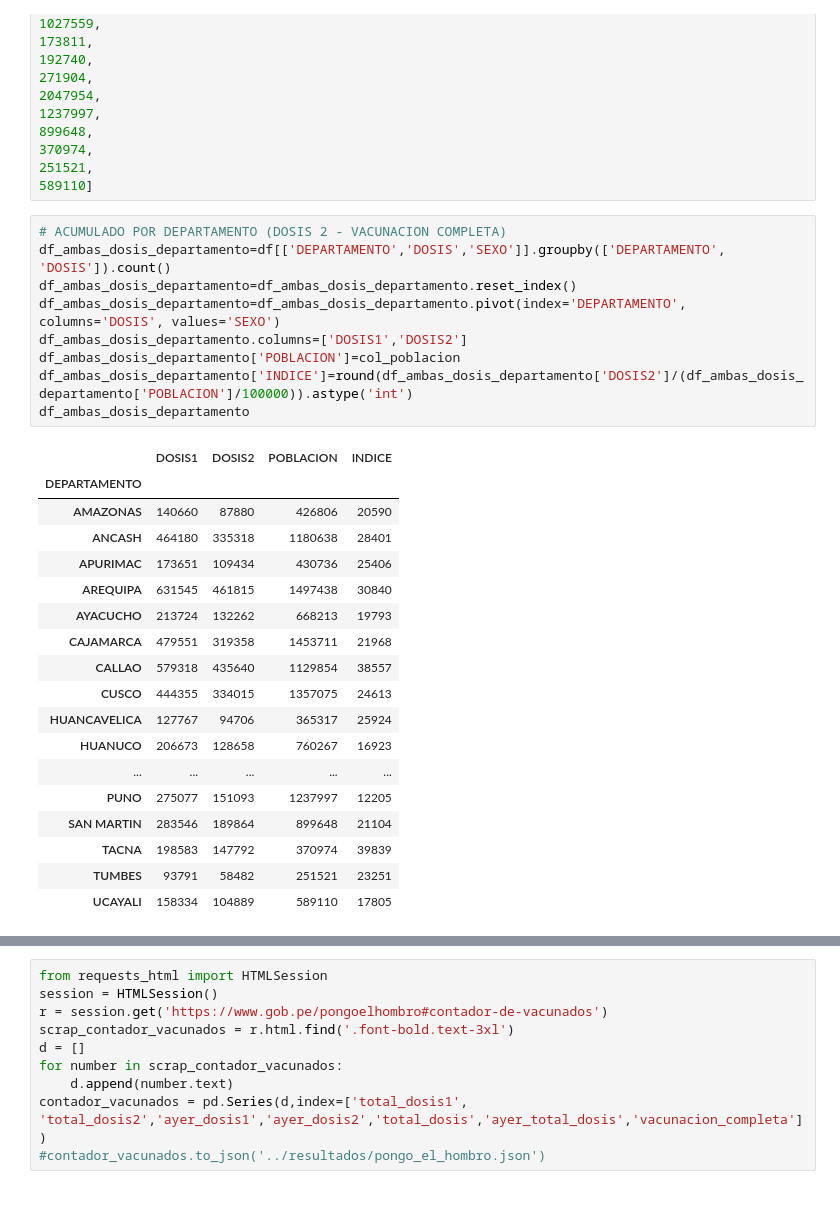
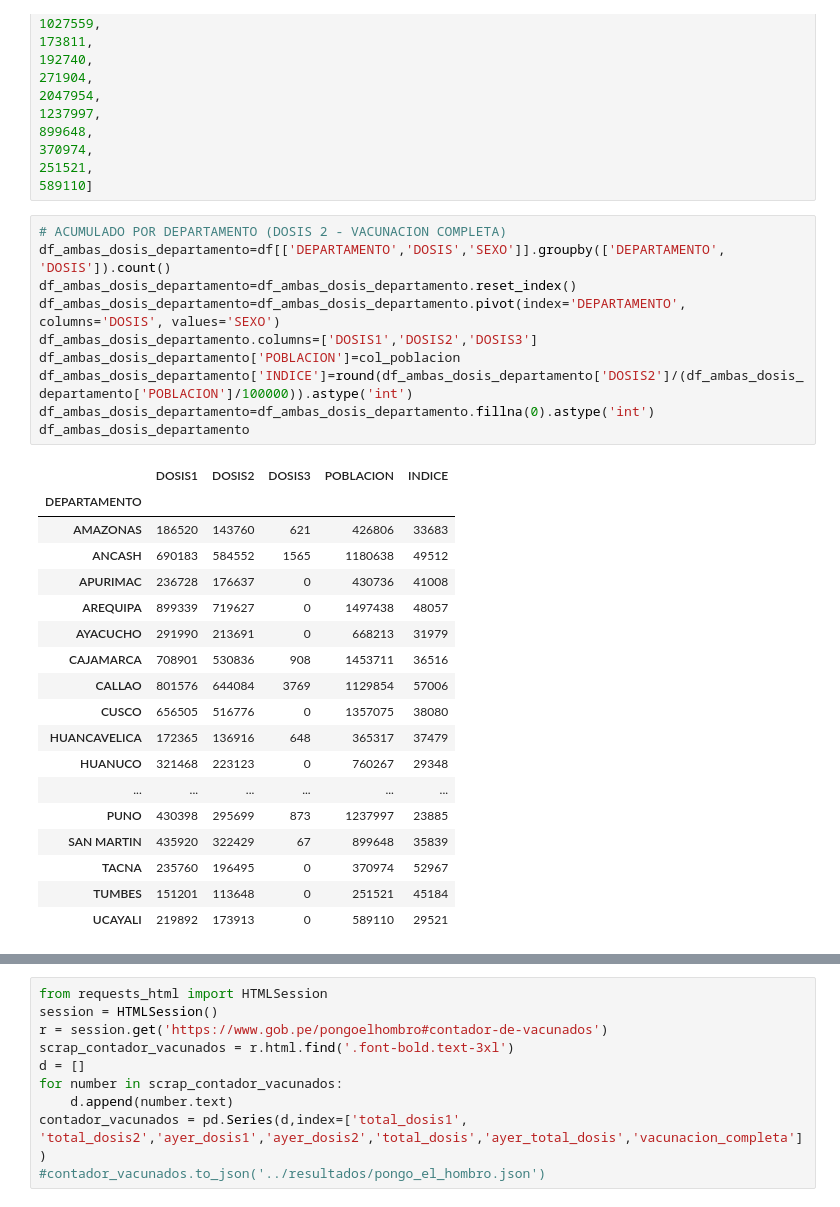
Before and after one commit to annaabsi/git-scraper-vacunacion, a Jupyter notebook: notebooks/scraper.ipynb, the cells around one changed output, grey strips where cells are left out. Drawn from its saved outputs; the diff is of its cells as text.

Commit message:
agregando tercera dosis

```diff
--- a/notebooks/scraper.ipynb
+++ b/notebooks/scraper.ipynb
@@ -76,31 +76,32 @@ col_poblacion=[426806,
 # %%
 # ACUMULADO POR DEPARTAMENTO (DOSIS 2 - VACUNACION COMPLETA)
 df_ambas_dosis_departamento=df[['DEPARTAMENTO','DOSIS','SEXO']].groupby(['DEPARTAMENTO', 'DOSIS']).count()
 df_ambas_dosis_departamento=df_ambas_dosis_departamento.reset_index()
 df_ambas_dosis_departamento=df_ambas_dosis_departamento.pivot(index='DEPARTAMENTO', columns='DOSIS', values='SEXO')
-df_ambas_dosis_departamento.columns=['DOSIS1','DOSIS2']
+df_ambas_dosis_departamento.columns=['DOSIS1','DOSIS2','DOSIS3']
 df_ambas_dosis_departamento['POBLACION']=col_poblacion
 df_ambas_dosis_departamento['INDICE']=round(df_ambas_dosis_departamento['DOSIS2']/(df_ambas_dosis_departamento['POBLACION']/100000)).astype('int')
+df_ambas_dosis_departamento=df_ambas_dosis_departamento.fillna(0).astype('int')
 df_ambas_dosis_departamento
 # %% [output]
-|  | DOSIS1 | DOSIS2 | POBLACION | INDICE |
-| DEPARTAMENTO |  |  |  |  |
-| AMAZONAS | 140660 | 87880 | 426806 | 20590 |
-| ANCASH | 464180 | 335318 | 1180638 | 28401 |
-| APURIMAC | 173651 | 109434 | 430736 | 25406 |
-| AREQUIPA | 631545 | 461815 | 1497438 | 30840 |
-| AYACUCHO | 213724 | 132262 | 668213 | 19793 |
-| CAJAMARCA | 479551 | 319358 | 1453711 | 21968 |
-| CALLAO | 579318 | 435640 | 1129854 | 38557 |
-| CUSCO | 444355 | 334015 | 1357075 | 24613 |
-| HUANCAVELICA | 127767 | 94706 | 365317 | 25924 |
-| HUANUCO | 206673 | 128658 | 760267 | 16923 |
-| ... | ... | ... | ... | ... |
-| PUNO | 275077 | 151093 | 1237997 | 12205 |
-| SAN MARTIN | 283546 | 189864 | 899648 | 21104 |
-| TACNA | 198583 | 147792 | 370974 | 39839 |
-| TUMBES | 93791 | 58482 | 251521 | 23251 |
-| UCAYALI | 158334 | 104889 | 589110 | 17805 |
+|  | DOSIS1 | DOSIS2 | DOSIS3 | POBLACION | INDICE |
+| DEPARTAMENTO |  |  |  |  |  |
+| AMAZONAS | 186520 | 143760 | 621 | 426806 | 33683 |
+| ANCASH | 690183 | 584552 | 1565 | 1180638 | 49512 |
+| APURIMAC | 236728 | 176637 | 0 | 430736 | 41008 |
+| AREQUIPA | 899339 | 719627 | 0 | 1497438 | 48057 |
+| AYACUCHO | 291990 | 213691 | 0 | 668213 | 31979 |
+| CAJAMARCA | 708901 | 530836 | 908 | 1453711 | 36516 |
+| CALLAO | 801576 | 644084 | 3769 | 1129854 | 57006 |
+| CUSCO | 656505 | 516776 | 0 | 1357075 | 38080 |
+| HUANCAVELICA | 172365 | 136916 | 648 | 365317 | 37479 |
+| HUANUCO | 321468 | 223123 | 0 | 760267 | 29348 |
+| ... | ... | ... | ... | ... | ... |
+| PUNO | 430398 | 295699 | 873 | 1237997 | 23885 |
+| SAN MARTIN | 435920 | 322429 | 67 | 899648 | 35839 |
+| TACNA | 235760 | 196495 | 0 | 370974 | 52967 |
+| TUMBES | 151201 | 113648 | 0 | 251521 | 45184 |
+| UCAYALI | 219892 | 173913 | 0 | 589110 | 29521 |
 # %%
 # ACUMULADO POR GRUPO ETARIO (DOSIS 2 - VACUNACION COMPLETA)
 bins = [18,30,40,50,60,70,80,df['EDAD'].max()+1]
```
Also changed, not shown: parts of 8 cells of this notebook, 1 other file.
